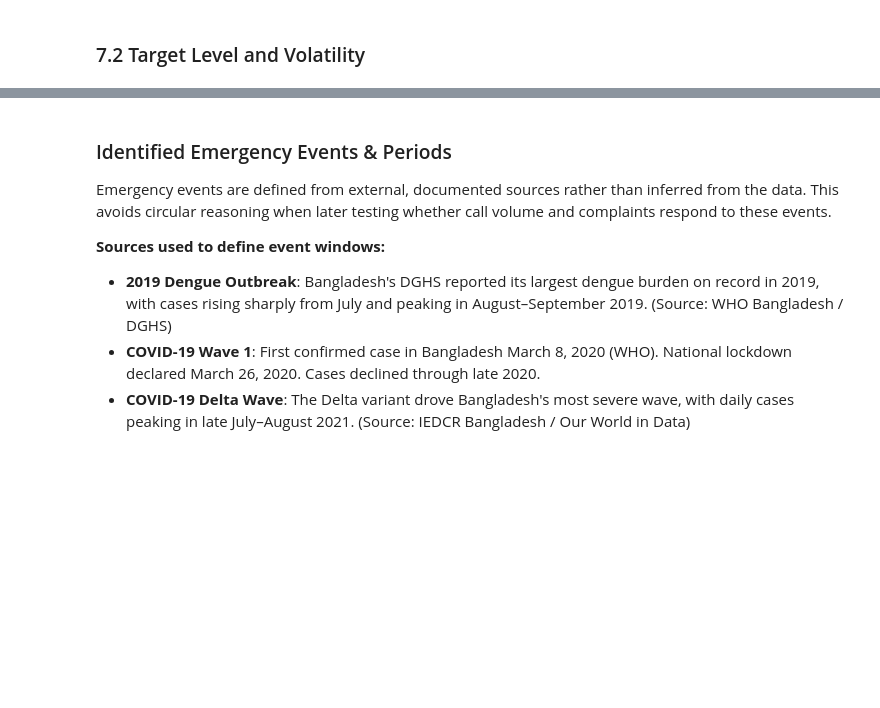
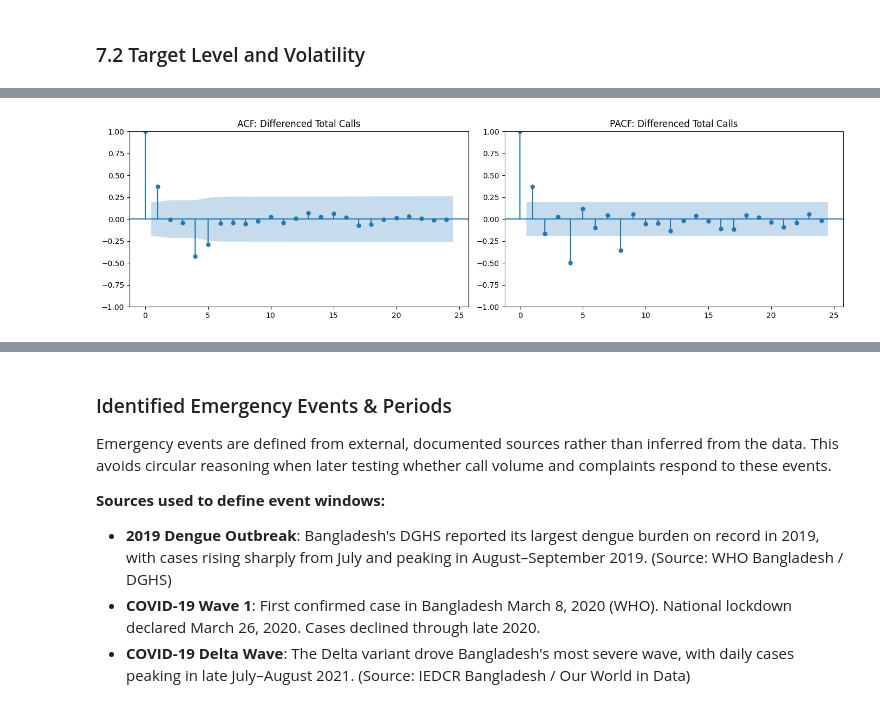
Before and after one commit to amschiltz/healthcare-surge-strain, a Jupyter notebook: notebooks/0.1-ams-initial-exploration.ipynb, the cells around one changed output, grey strips where cells are left out. Cells and saved outputs as stored; diff of their text form; code cells hidden in the pictures; blank space fills up the shorter version.

```diff
--- a/notebooks/0.1-ams-initial-exploration.ipynb
+++ b/notebooks/0.1-ams-initial-exploration.ipynb
@@ -558,0 +653,17 @@ Variance ratio (post/pre): 201.93
+# %%
+# ACF/PACF on differenced total_calls
+from statsmodels.graphics.tsaplots import plot_acf, plot_pacf
+
+max_lags = min(24, max(1, len(differenced_calls) // 2 - 1))
+
+fig, axes = plt.subplots(1, 2, figsize=(14, 4))
+plot_acf(differenced_calls, lags=max_lags, ax=axes[0])
+axes[0].set_title('ACF: Differenced Total Calls')
+
+plot_pacf(differenced_calls, lags=max_lags, ax=axes[1], method='ywm')
+axes[1].set_title('PACF: Differenced Total Calls')
+
+plt.tight_layout()
+plt.show()
+# %% [output]
+[figure, added]
```
Also changed, not shown: parts of 10 cells of this notebook.
